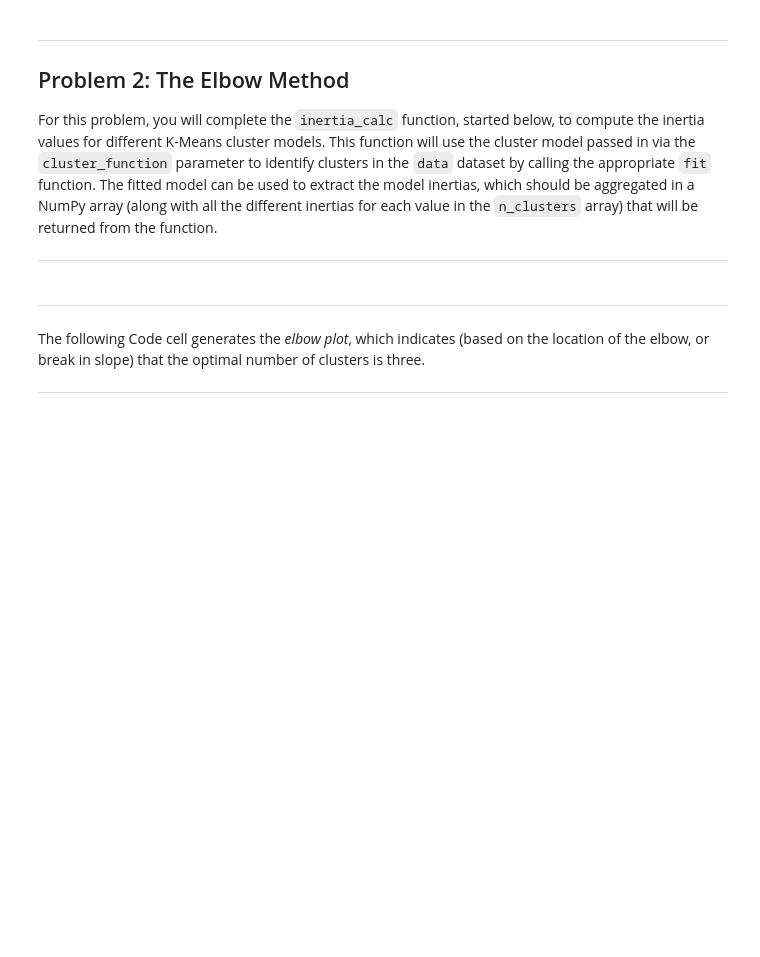
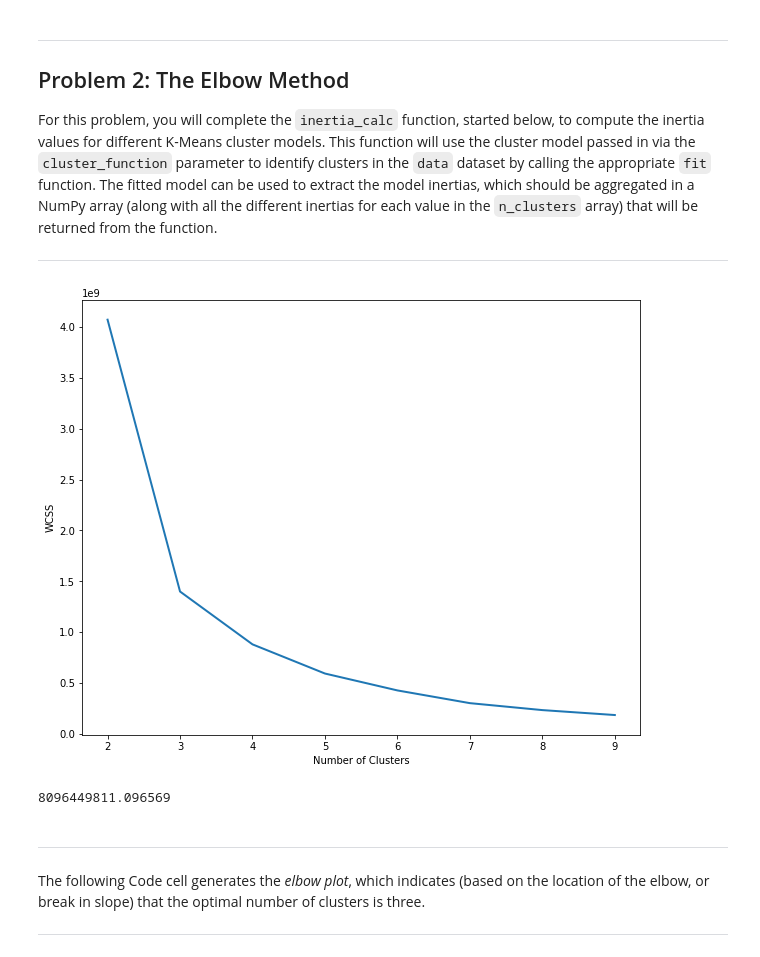
Before and after one commit to dennislamcv1/DAFA2, a Jupyter notebook: module7/assignment.ipynb, the cells around one changed output. Saved outputs shown, nothing was run; the diff lists cells and outputs as text; code cells hidden in the pictures; blank space fills up the shorter version.

```diff
--- a/module7/assignment.ipynb
+++ b/module7/assignment.ipynb
@@ -30,5 +30,5 @@ In this assignment, we will work with the car specification-price data set to pe
 -----
 # %%
 # Load data
-df = pd.read_csv('./imports-85.data')
+df = pd.read_csv('imports-85.data')
 df.sample(5)
@@ -68,0 +102,5 @@ def cluster(data, rs=0, n_clusters=5):
+# %%
+kmeans = KMeans(n_clusters=6, random_state=1)
+# %%
+X_new = kmeans.fit_transform(X)
+X_new
@@ -85,4 +137,23 @@ assert_equal(clusters[0],1)
 For this problem, you will complete the `inertia_calc` function, started below, to compute the inertia values for different K-Means cluster models. This function will use the cluster model passed in via the `cluster_function` parameter to identify clusters in the `data` dataset by calling the appropriate `fit` function. The fitted model can be used to extract the model inertias, which should be aggregated in a NumPy array (along with all the different inertias for each value in the `n_clusters` array) that will be returned from the function.
 
 -----
+# %%
+wcss = []
+
+for i in range(2,10):
+    kmeans = KMeans(n_clusters=i,init='k-means++',random_state=1)
+    kmeans.fit(X)
+    wcss.append(kmeans.inertia_)
+# %%
+plt.figure(figsize=(10,8))
+plt.plot(range(2,10),wcss,linewidth=2)
+plt.xlabel("Number of Clusters")
+plt.ylabel("WCSS")
+plt.show()
+# %% [output]
+[figure, added]
+# %%
+np.sum(wcss) # Compute Intertia
+# %% [output]
+8096449811.096569
 # %%
```
Also changed, not shown: parts of 13 cells of this notebook.
